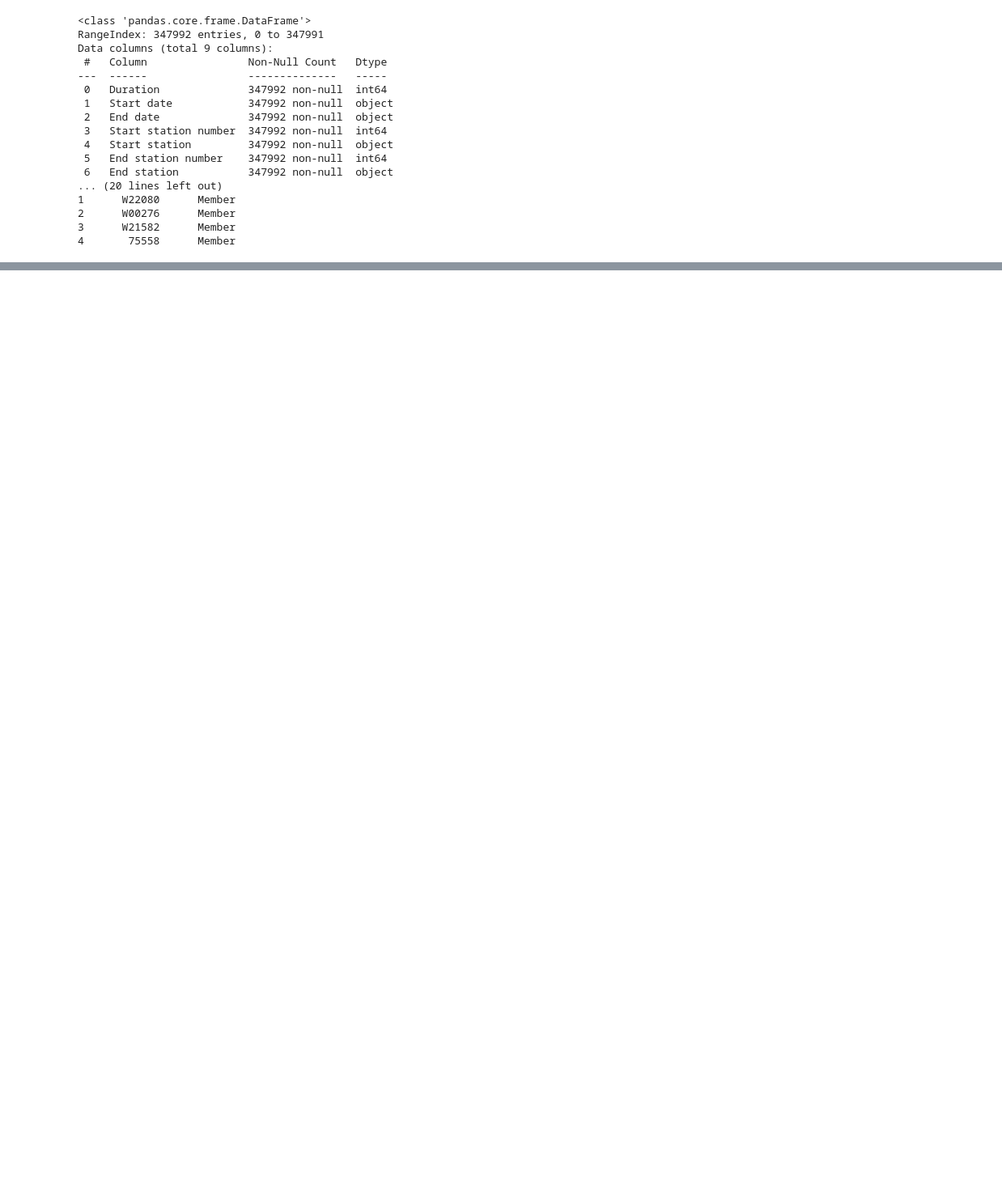
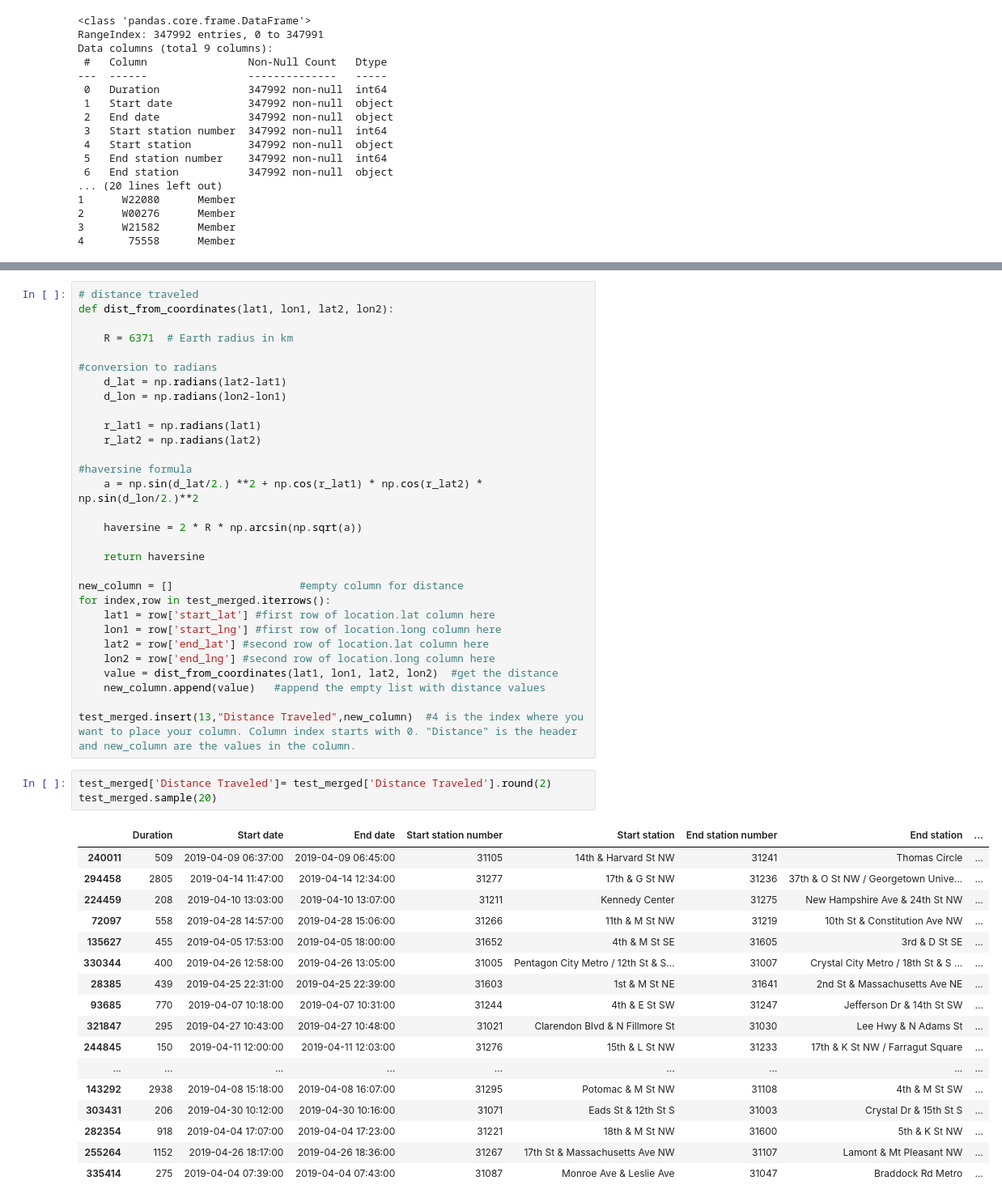
Before and after one commit to gportes24/German-s-Group-Project, a Jupyter notebook: Resources/Project_EDA.ipynb, the cells around one changed output, grey strips where cells are left out. Shown at 81% size. Saved outputs shown, nothing was run; the diff lists cells and outputs as text; blank space fills up the shorter version.

```diff
--- a/Resources/Project_EDA.ipynb
+++ b/Resources/Project_EDA.ipynb
@@ -195 +240,52 @@ locs_merged
+# %%
+# distance traveled
+def dist_from_coordinates(lat1, lon1, lat2, lon2):
+
+    R = 6371  # Earth radius in km
+
+#conversion to radians
+    d_lat = np.radians(lat2-lat1)
+    d_lon = np.radians(lon2-lon1)
+
+    r_lat1 = np.radians(lat1)
+    r_lat2 = np.radians(lat2)
+
+#haversine formula
+    a = np.sin(d_lat/2.) **2 + np.cos(r_lat1) * np.cos(r_lat2) * np.sin(d_lon/2.)**2
+
+    haversine = 2 * R * np.arcsin(np.sqrt(a))
+
+    return haversine
+
+new_column = []                    #empty column for distance
+for index,row in test_merged.iterrows():
+    lat1 = row['start_lat'] #first row of location.lat column here
+    lon1 = row['start_lng'] #first row of location.long column here
+    lat2 = row['end_lat'] #second row of location.lat column here
+    lon2 = row['end_lng'] #second row of location.long column here
+    value = dist_from_coordinates(lat1, lon1, lat2, lon2)  #get the distance
+    new_column.append(value)   #append the empty list with distance values
+
+test_merged.insert(13,"Distance Traveled",new_column)  #4 is the index where you want to place your column. Column index starts with 0. "Distance" is the header and new_column are the values in the column.
+# %%
+test_merged['Distance Traveled']= test_merged['Distance Traveled'].round(2)
+test_merged.sample(20)
+# %% [output]
+|  | Duration | Start date | End date | Start station number | Start station | End station number | End station | ... |
+| 240011 | 509 | 2019-04-09 06:37:00 | 2019-04-09 06:45:00 | 31105 | 14th & Harvard St NW | 31241 | Thomas Circle | ... |
+| 294458 | 2805 | 2019-04-14 11:47:00 | 2019-04-14 12:34:00 | 31277 | 17th & G St NW | 31236 | 37th & O St NW / Georgetown Unive... | ... |
+| 224459 | 208 | 2019-04-10 13:03:00 | 2019-04-10 13:07:00 | 31211 | Kennedy Center | 31275 | New Hampshire Ave & 24th St NW | ... |
+| 72097 | 558 | 2019-04-28 14:57:00 | 2019-04-28 15:06:00 | 31266 | 11th & M St NW | 31219 | 10th St & Constitution Ave NW | ... |
+| 135627 | 455 | 2019-04-05 17:53:00 | 2019-04-05 18:00:00 | 31652 | 4th & M St SE | 31605 | 3rd & D St SE | ... |
+| 330344 | 400 | 2019-04-26 12:58:00 | 2019-04-26 13:05:00 | 31005 | Pentagon City Metro / 12th St & S... | 31007 | Crystal City Metro / 18th St & S ... | ... |
+| 28385 | 439 | 2019-04-25 22:31:00 | 2019-04-25 22:39:00 | 31603 | 1st & M St NE | 31641 | 2nd St & Massachusetts Ave NE | ... |
+| 93685 | 770 | 2019-04-07 10:18:00 | 2019-04-07 10:31:00 | 31244 | 4th & E St SW | 31247 | Jefferson Dr & 14th St SW | ... |
+| 321847 | 295 | 2019-04-27 10:43:00 | 2019-04-27 10:48:00 | 31021 | Clarendon Blvd & N Fillmore St | 31030 | Lee Hwy & N Adams St | ... |
+| 244845 | 150 | 2019-04-11 12:00:00 | 2019-04-11 12:03:00 | 31276 | 15th & L St NW | 31233 | 17th & K St NW / Farragut Square | ... |
+| ... | ... | ... | ... | ... | ... | ... | ... | ... |
+| 143292 | 2938 | 2019-04-08 15:18:00 | 2019-04-08 16:07:00 | 31295 | Potomac & M St NW | 31108 | 4th & M St SW | ... |
+| 303431 | 206 | 2019-04-30 10:12:00 | 2019-04-30 10:16:00 | 31071 | Eads St & 12th St S | 31003 | Crystal Dr & 15th St S | ... |
+| 282354 | 918 | 2019-04-04 17:07:00 | 2019-04-04 17:23:00 | 31221 | 18th & M St NW | 31600 | 5th & K St NW | ... |
+| 255264 | 1152 | 2019-04-26 18:17:00 | 2019-04-26 18:36:00 | 31267 | 17th St & Massachusetts Ave NW | 31107 | Lamont & Mt Pleasant NW | ... |
+| 335414 | 275 | 2019-04-04 07:39:00 | 2019-04-04 07:43:00 | 31087 | Monroe Ave & Leslie Ave | 31047 | Braddock Rd Metro | ... |
 # %%
```
Also changed, not shown: parts of 21 cells of this notebook.
